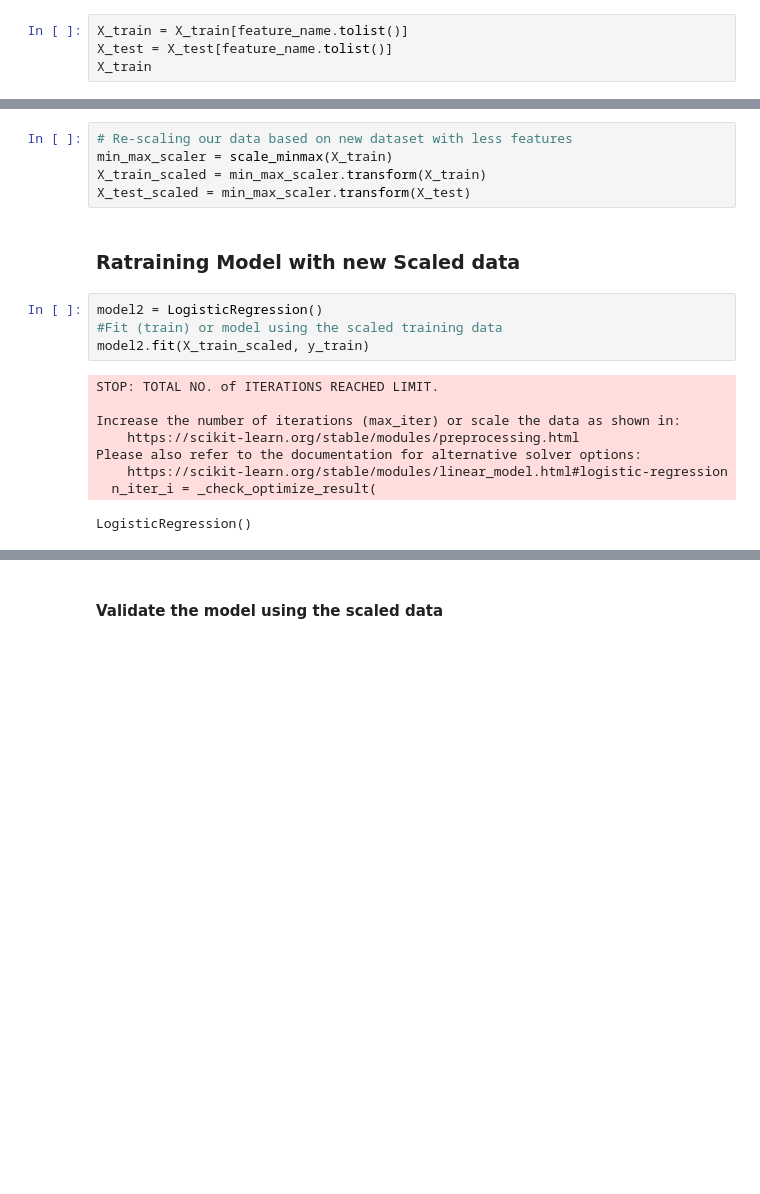
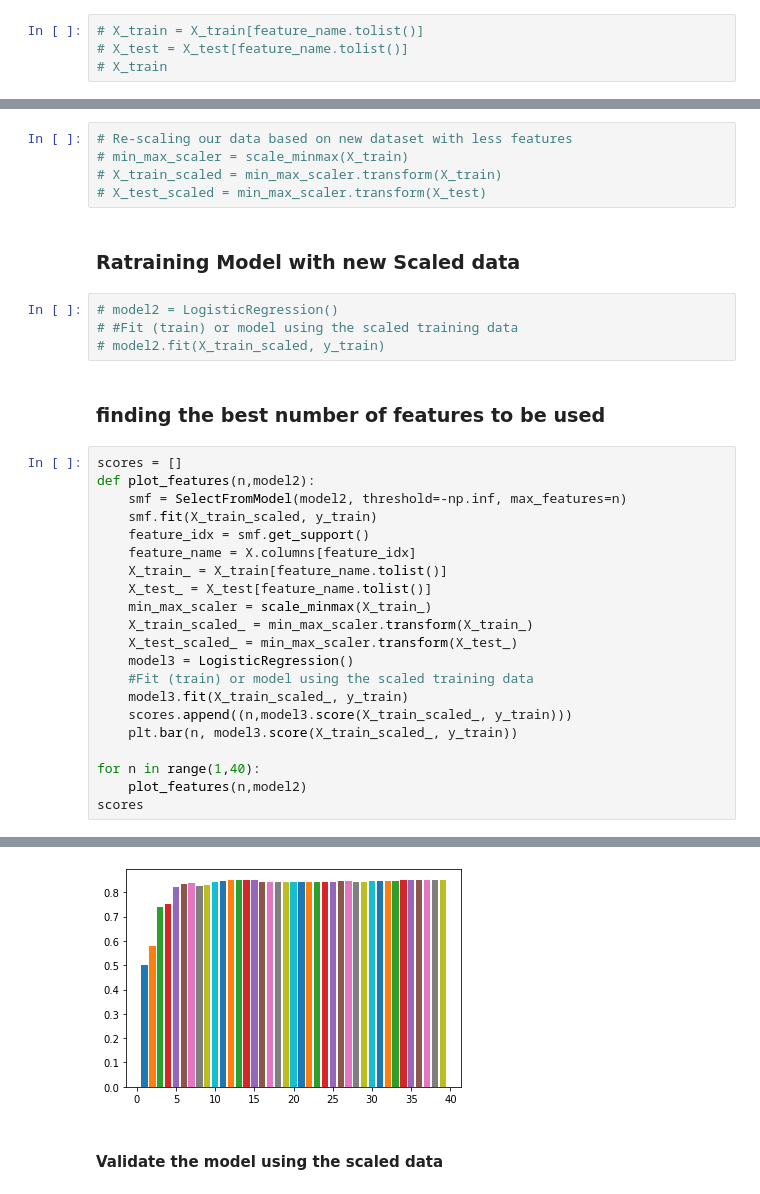
Before and after one commit to crogar/machine-learning-challenge, a Jupyter notebook: starter_code/model_1.ipynb, the cells around one changed output, grey strips where cells are left out. Cells and saved outputs as stored; diff of their text form; blank space fills up the shorter version.

Commit message:
Update model_1.ipynb
finding the best number of features to obtain the best possible score

```diff
--- a/starter_code/model_1.ipynb
+++ b/starter_code/model_1.ipynb
@@ -241,4 +223,4 @@ Index(['koi_fpflag_nt', 'koi_fpflag_ss', 'koi_fpflag_co', 'koi_fpflag_ec',
 # %%
-X_train = X_train[feature_name.tolist()]
-X_test = X_test[feature_name.tolist()]
-X_train
+# X_train = X_train[feature_name.tolist()]
+# X_test = X_test[feature_name.tolist()]
+# X_train
@@ -259,20 +227,35 @@ X_train
 # %%
 # Re-scaling our data based on new dataset with less features
-min_max_scaler = scale_minmax(X_train)
-X_train_scaled = min_max_scaler.transform(X_train)
-X_test_scaled = min_max_scaler.transform(X_test)
+# min_max_scaler = scale_minmax(X_train)
+# X_train_scaled = min_max_scaler.transform(X_train)
+# X_test_scaled = min_max_scaler.transform(X_test)
 # %% [markdown]
 ### Ratraining Model with new Scaled data
 # %%
-model2 = LogisticRegression()
-#Fit (train) or model using the scaled training data
-model2.fit(X_train_scaled, y_train)
+# model2 = LogisticRegression()
+# #Fit (train) or model using the scaled training data
+# model2.fit(X_train_scaled, y_train)
-# %% [output]
-STOP: TOTAL NO. of ITERATIONS REACHED LIMIT.
-
-Increase the number of iterations (max_iter) or scale the data as shown in:
-    https://scikit-learn.org/stable/modules/preprocessing.html
-Please also refer to the documentation for alternative solver options:
-    https://scikit-learn.org/stable/modules/linear_model.html#logistic-regression
-  n_iter_i = _check_optimize_result(
-LogisticRegression()
+# %% [markdown]
+### finding the best number of features to be used
+# %%
+scores = []
+def plot_features(n,model2):
+    smf = SelectFromModel(model2, threshold=-np.inf, max_features=n)
+    smf.fit(X_train_scaled, y_train)
+    feature_idx = smf.get_support()
+    feature_name = X.columns[feature_idx]
+    X_train_ = X_train[feature_name.tolist()]
+    X_test_ = X_test[feature_name.tolist()]
+    min_max_scaler = scale_minmax(X_train_)
+    X_train_scaled_ = min_max_scaler.transform(X_train_)
+    X_test_scaled_ = min_max_scaler.transform(X_test_)
+    model3 = LogisticRegression()
+    #Fit (train) or model using the scaled training data
+    model3.fit(X_train_scaled_, y_train)
+    scores.append((n,model3.score(X_train_scaled_, y_train)))
+    plt.bar(n, model3.score(X_train_scaled_, y_train))
+
+for n in range(1,40):
+    plot_features(n,model2)
+scores
+# %% [output]
@@ -279,3 +296,4 @@ LogisticRegression()
+[figure, added]
 # %% [markdown]
 #### Validate the model using the scaled data
 # %%
```
Also changed, not shown: parts of 5 cells of this notebook.
